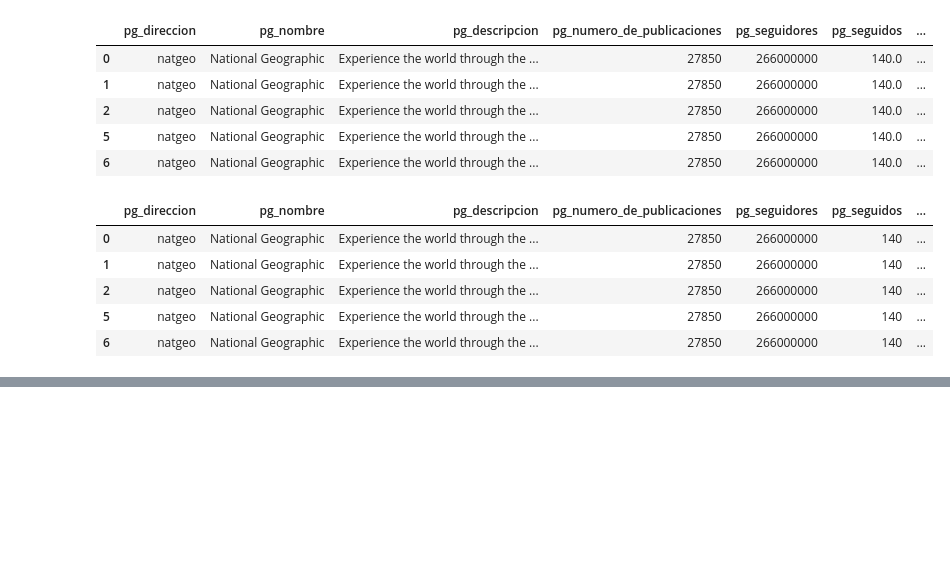
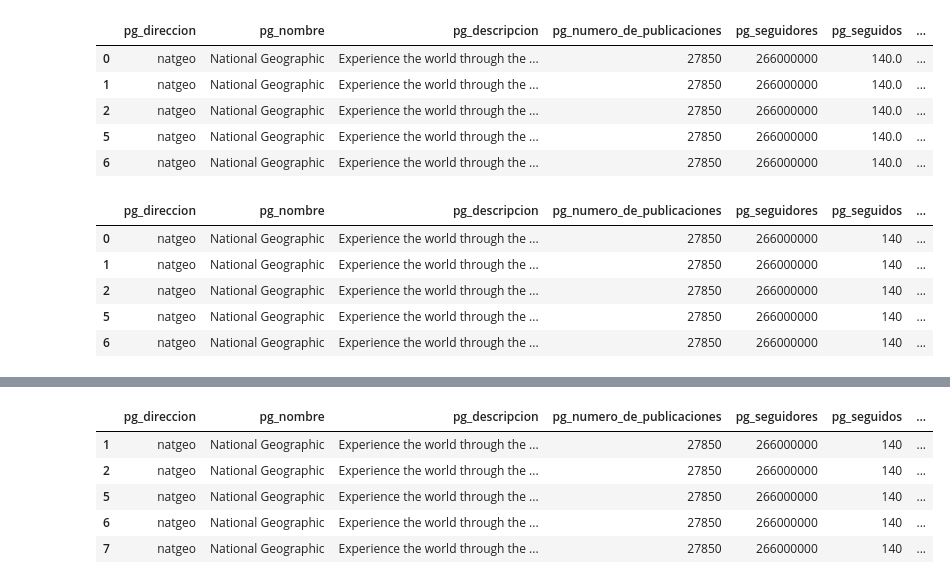
Before and after one commit to segomismo/proyecto-final-ironhack, a Jupyter notebook: src/limpiezadatos.ipynb, the cells around one changed output, grey strips where cells are left out. Cells and saved outputs as stored; diff of their text form; code cells hidden in the pictures; blank space fills up the shorter version.

```diff
--- a/src/limpiezadatos.ipynb
+++ b/src/limpiezadatos.ipynb
@@ -104,0 +142,3 @@ df2.drop(0, inplace=True)
+# %%
+#como el numero de likes es importante, vamos a eliminar las filas que tienen nulos en la columna ph_likes
+df2.dropna(subset=['ph_likes'], inplace=True)
@@ -104,0 +150,9 @@ df2.drop(0, inplace=True)
+# %%
+df2.head()
+# %% [output]
+|  | pg_direccion | pg_nombre | pg_descripcion | pg_numero_de_publicaciones | pg_seguidores | pg_seguidos | ... |
+| 1 | natgeo | National Geographic | Experience the world through the ... | 27850 | 266000000 | 140 | ... |
+| 2 | natgeo | National Geographic | Experience the world through the ... | 27850 | 266000000 | 140 | ... |
+| 5 | natgeo | National Geographic | Experience the world through the ... | 27850 | 266000000 | 140 | ... |
+| 6 | natgeo | National Geographic | Experience the world through the ... | 27850 | 266000000 | 140 | ... |
+| 7 | natgeo | National Geographic | Experience the world through the ... | 27850 | 266000000 | 140 | ... |
```
Also changed, not shown: parts of 29 cells of this notebook, 5 other files.
